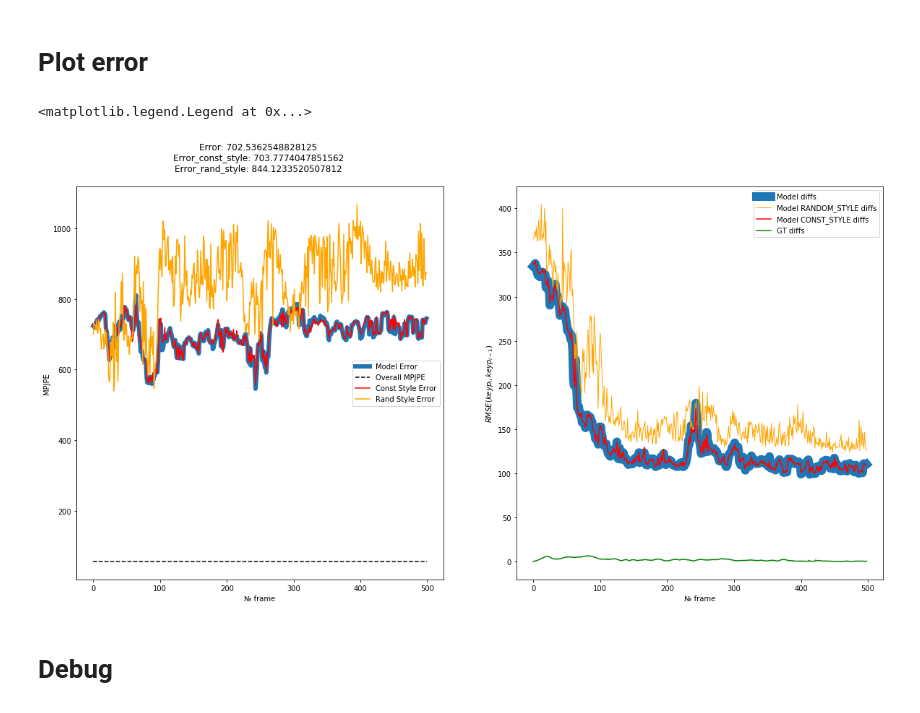
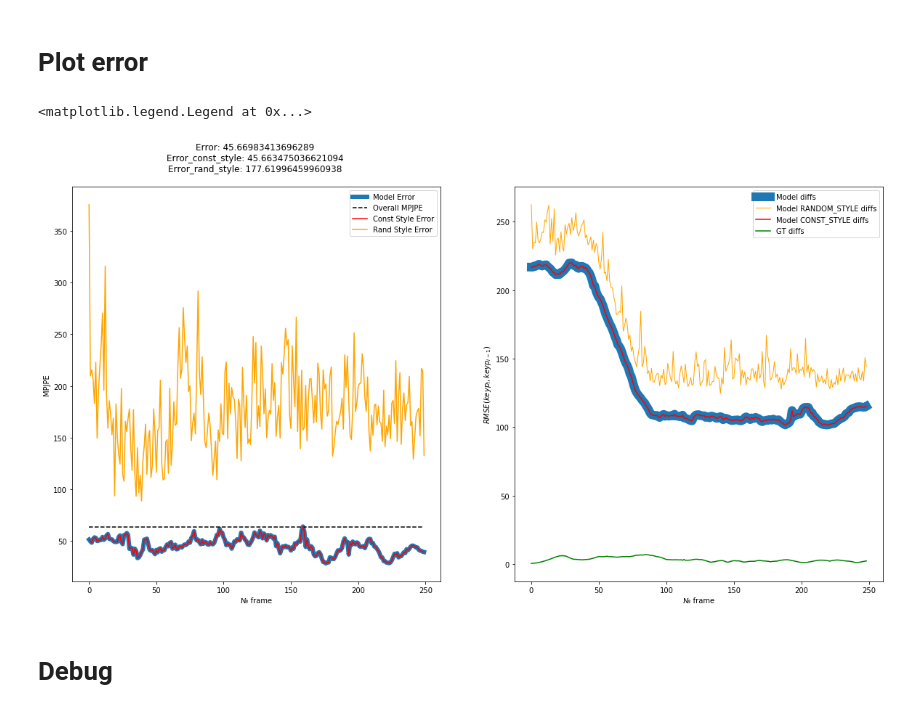
Before and after one commit to blufzzz/learnable-triangulation-pytorch, a Jupyter notebook: generate_multiview.ipynb, the cells around one changed output. Saved outputs shown, nothing was run; the diff lists cells and outputs as text; code cells hidden in the pictures.

```diff
--- a/generate_multiview.ipynb
+++ b/generate_multiview.ipynb
@@ -223,7 +226,10 @@ device = 'cuda:0' #torch.cuda.current_device()
 # experiment_name='h36_sv32_dist_spade3d-h128-interpolate-gn-bn-conf-leakyrelu_s2v-R2D-2l-RGB-64-1e-4_vf64_resnet50-gn_dt-6_dil-3-1-1_lr-1e-4_norot_gradclip-1e-2@10.04.2020-17:06:07'
 
 experiment_type='resnet_50_3d'
-experiment_name='h36_sv32_dist_stack3d-interpolate-gn_s2v-v2v-256-128-64-32-gn-decoder-1e-4_vf32_f2v-features-noupscale-C0-256-group_resnet50-gn-nostylegrad_dt-11-intermediate_dil-3-1-1_lr-1e-4_norot@03.04.2020-10:37:42'
+experiment_name='h36_sv32_dist_spade3d-h128-unproject-gn-bn-conf-leakyrelu_s2v-R2D-upscale-3l-RGB-112-64-1e-4_vf64_resnet50-gn_dt-10_dil-1_bs1-1_lr-1e-4_norot_gradclip-1e-2@17.04.2020-15:27:46'
+
+# experiment_type='resnet_50_3d'
+# experiment_name='h36_sv32_dist_stack3d-interpolate-gn_s2v-v2v-256-128-64-32-gn-decoder-1e-4_vf32_f2v-features-noupscale-C0-256-group_resnet50-gn-nostylegrad_dt-11-intermediate_dil-3-1-1_lr-1e-4_norot@03.04.2020-10:37:42'
 
 experiment_root = os.path.join('../logs/', experiment_type, experiment_name)
 config_path = experiment_root + '/config.yaml'
@@ -238,7 +244,7 @@ _, val_loader, _ = setup_human36m_dataloaders(config,
 batch_size, dt, dilation = val_loader.batch_size, val_loader.dataset.dt, val_loader.dataset.dilation
 
 pivot_type = config.dataset.pivot_type
-keypoints_per_frame = config.dataset.val.keypoints_per_frame if hasattr(config.dataset.val, 'keypoints_per_frame') else False
+keypoints_per_frame = config.dataset.keypoints_per_frame if hasattr(config.dataset, 'keypoints_per_frame') else False
 pivot_position = {'first':-1, 'intermediate':dt//2}[pivot_type]
 
 if not hasattr(config.model.backbone, 'group_norm'):
@@ -327,7 +355,21 @@ Loaded vol_temporal_adain model
 # %%
 checkpoints_path = experiment_root + '/checkpoints/'
 weights_path = checkpoints_path + '/weights.pth'
-model.load_state_dict(torch.load(weights_path)['model_state'], strict=True)
+weights_dict = torch.load(weights_path)['model_state'] # , map_location=device
+REBUILD_STATE_DICT = False
+
+if REBUILD_STATE_DICT:
+    model_dict = model.state_dict()
+    new_pretrained_state_dict = {}
+
+    for k, v in weights_dict.items():
+        if k in model_dict:
+            new_pretrained_state_dict[k] = weights_dict[k]
+
+    model.load_state_dict(new_pretrained_state_dict, strict=True)
+else:
+    model.load_state_dict(weights_dict, strict=True)
+
 print ('Done')
 # %% [output]
 Done
@@ -352,7 +392,7 @@ labels=val_loader.dataset.labels
 start_frame_indexes, stop_frame_indxs=get_start_stop_frame_indxs(labels)
 
 ### define ###
-length=500
+length=250
 action = 'Directions-1'
 subject = 'S9'
 camera_index = 0
@@ -484,0 +525,7 @@ MemoryError: Unable to allocate array with shape (500, 5, 256, 96, 96) and data
+# %%
+for k in series.keys():
+    if isinstance(series[k], list):
+        series[k] = np.concatenate(series[k],0)
+    elif isinstance(series[k], dict):
+        for sub_k in series[k].keys():
+            series[k][sub_k] = np.concatenate(series[k][sub_k],0)
@@ -550,7 +600,7 @@ True
 # %% [markdown]
 # Plot error
 # %%
-MPJPE = 57
+MPJPE = 63.6
 #########
 # ERROR #
 #########
@@ -566,34 +616,34 @@ if USE_CONSTANT_STYLE_VECTOR:
     error_const_style, _, model_diffs_const_style = get_error_diffs(series['keypoints_gt'], series['keypoints_const_style'])
     ax1.plot(error_const_style, 'red', label='Const Style Error')
     title += f"Error_const_style: {error_const_style.mean()} \n"
 
 if USE_RANDOM_STYLE_VECTOR:
     error_rand_style, _, model_diffs_rand_style = get_error_diffs(series['keypoints_gt'], series['keypoints_random_style'])
     ax1.plot(error_rand_style, 'orange', label='Rand Style Error')
     title += f"Error_rand_style: {error_rand_style.mean()} \n"
 
 ax1.set_xlabel('№ frame')
 ax1.set_ylabel('MPJPE')
 ax1.set_title(title)
 ax1.legend()
 
 #########
 # DIFFS #
 #########
 ax2.plot(model_diffs, label='Model diffs', linewidth=12)
 
 if USE_RANDOM_STYLE_VECTOR:
     ax2.plot(model_diffs_rand_style, 'orange',label='Model RANDOM_STYLE diffs', linewidth=1)
 if USE_CONSTANT_STYLE_VECTOR:
     ax2.plot(model_diffs_const_style, 'red',label='Model CONST_STYLE diffs')
 
 ax2.plot(gt_diffs, 'g', label='GT diffs')
 ax2.set_xlabel('№ frame')
 ax2.set_ylabel(r'$RMSE(keyp_{i}, keyp_{i-1})$')
 ax2.legend()
 # %% [output]
 <matplotlib.legend.Legend at 0x...>
-[figure, old version]
+[figure, new version]
 # %%
 # plt.figure()
 # plt.plot(error)
```
Also changed, not shown: parts of 17 cells of this notebook, 17 other files.
